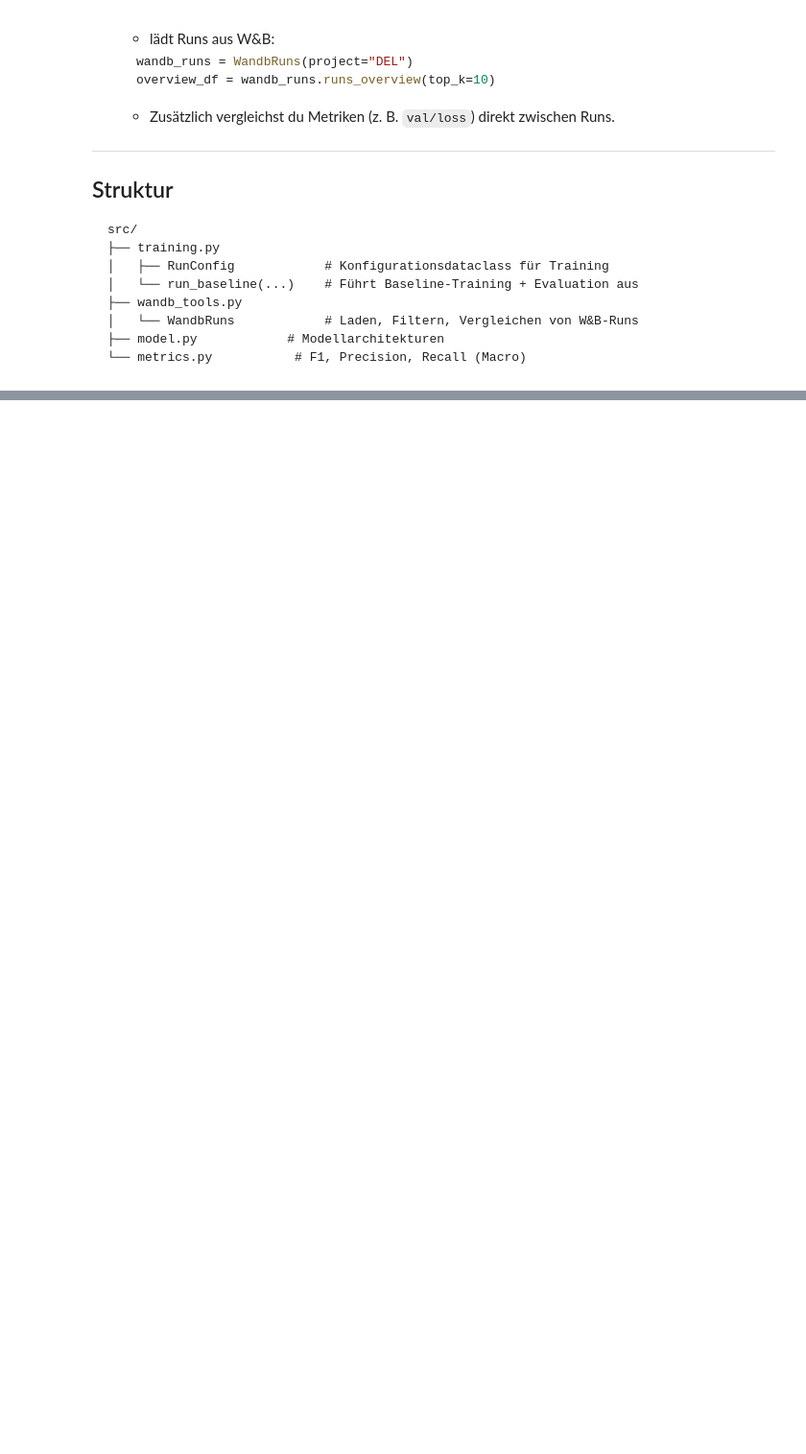
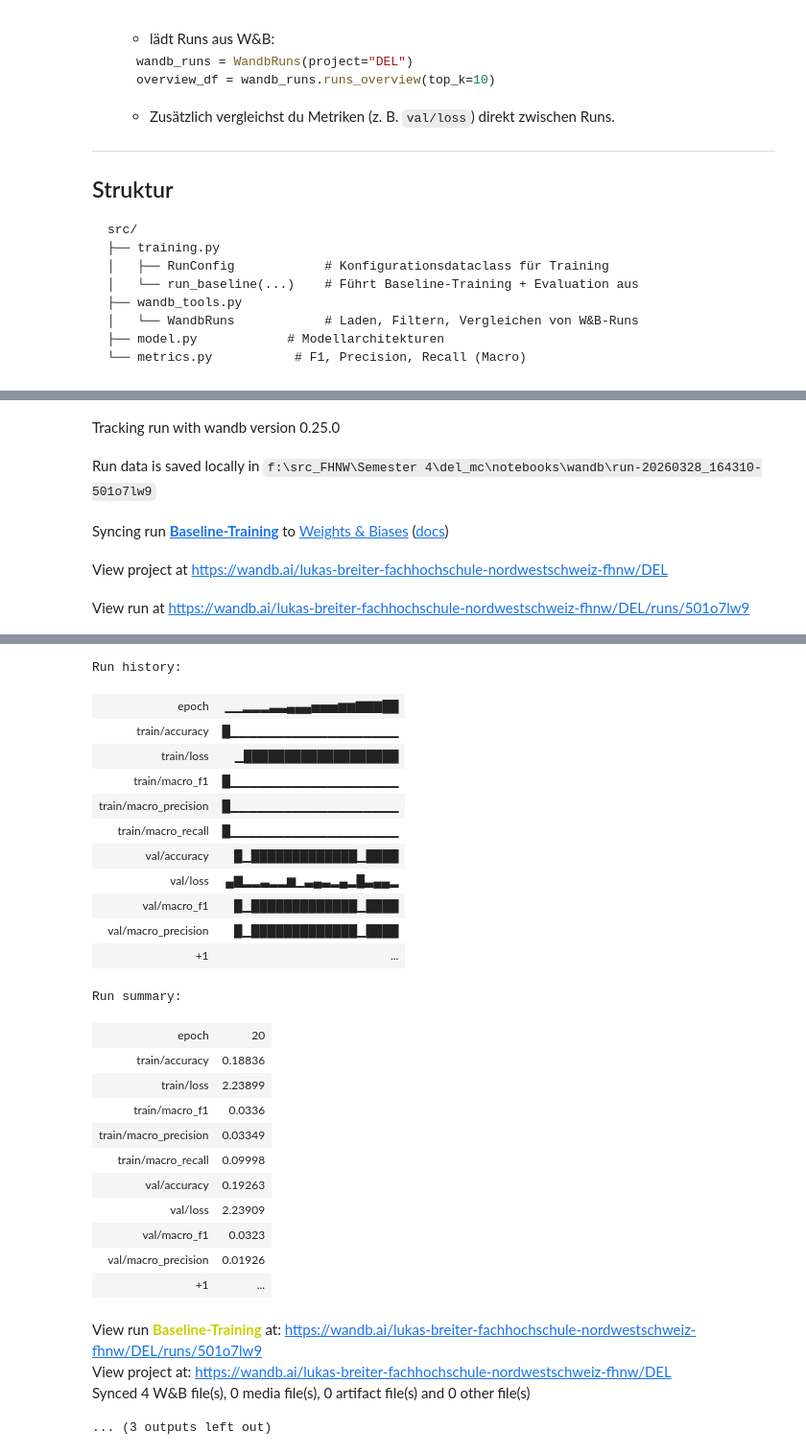
Before and after one commit to HorusXIV/DEL, a Jupyter notebook: notebooks/del_report.ipynb, the cells around one changed output, grey strips where cells are left out. Shown at 96% size. Drawn from its saved outputs; the diff is of its cells as text; code cells hidden in the pictures; blank space fills up the shorter version.

```diff
--- a/notebooks/del_report.ipynb
+++ b/notebooks/del_report.ipynb
@@ -274,0 +379,31 @@ print(f"Final val loss: {history['val_loss'][-1]:.4f}")
+# %%
+baseline_config = RunConfig(
+    learning_rate=5e-2,
+    batch_size=len(train_loader.dataset),  # Übergeben des gesamten Trainingsdatensatzes als Batch
+    epochs=20,
+    use_wandb=True,
+    wandb_project="DEL",
+    wandb_entity="lukas-breiter-fachhochschule-nordwestschweiz-fhnw",
+    run_name="Baseline-Training",
+    device="cuda" if torch.cuda.is_available() else "cpu",
+    random_seed=42,
+    tags=["baseline"],
+)
+
+
+baseline_result = run_baseline(
+    config=baseline_config,
+    fit_config=FitConfig(epochs=20),
+    train_loader=train_loader,
+)
+
+
+plot_history(baseline_result["history"], title_prefix="4a Baseline | ")
+
+print("Finale Werte (4a):")
+print(f"val_loss: {baseline_result['history']['val_loss'][-1]:.4f}")
+print(f"val_accuracy: {baseline_result['history']['val_accuracy'][-1]:.4f}")
+print(f"val_macro_precision: {baseline_result['history']['val_macro_precision'][-1]:.4f}")
+print(f"val_macro_recall: {baseline_result['history']['val_macro_recall'][-1]:.4f}")
+print(f"val_macro_f1: {baseline_result['history']['val_macro_f1'][-1]:.4f}")
+# %% [output]
@@ -274,0 +411,5 @@ print(f"Final val loss: {history['val_loss'][-1]:.4f}")
+Tracking run with wandb version 0.25.0
+Run data is saved locally in f:\src_FHNW\Semester 4\del_mc\notebooks\wandb\run-20260328_164310-501o7lw9
+Syncing run Baseline-Training to Weights & Biases (docs)
+View project at https://wandb.ai/lukas-breiter-fachhochschule-nordwestschweiz-fhnw/DEL
+View run at https://wandb.ai/lukas-breiter-fachhochschule-nordwestschweiz-fhnw/DEL/runs/501o7lw9
@@ -274,0 +417,28 @@ print(f"Final val loss: {history['val_loss'][-1]:.4f}")
+Run history:
+| epoch | ▁▁▂▂▂▃▃▄▄▄▅▅▅▆▆▇▇▇██ |
+| train/accuracy | █▁▁▁▁▁▁▁▁▁▁▁▁▁▁▁▁▁▁▁ |
+| train/loss | ▁███████████████████ |
+| train/macro_f1 | █▁▁▁▁▁▁▁▁▁▁▁▁▁▁▁▁▁▁▁ |
+| train/macro_precision | █▁▁▁▁▁▁▁▁▁▁▁▁▁▁▁▁▁▁▁ |
+| train/macro_recall | █▁▁▁▁▁▁▁▁▁▁▁▁▁▁▁▁▁▁▁ |
+| val/accuracy | █▁█████████████▁████ |
+| val/loss | ▄▇▂▂▃▂▂▆▁▃▄▃▂▄▂█▃▄▄▂ |
+| val/macro_f1 | █▁█████████████▁████ |
+| val/macro_precision | █▁█████████████▁████ |
+| +1 | ... |
+Run summary:
+| epoch | 20 |
+| train/accuracy | 0.18836 |
+| train/loss | 2.23899 |
+| train/macro_f1 | 0.0336 |
+| train/macro_precision | 0.03349 |
+| train/macro_recall | 0.09998 |
+| val/accuracy | 0.19263 |
+| val/loss | 2.23909 |
+| val/macro_f1 | 0.0323 |
+| val/macro_precision | 0.01926 |
+| +1 | ... |
+View run Baseline-Training at: https://wandb.ai/lukas-breiter-fachhochschule-nordwestschweiz-fhnw/DEL/runs/501o7lw9
+View project at: https://wandb.ai/lukas-breiter-fachhochschule-nordwestschweiz-fhnw/DEL
+Synced 4 W&B file(s), 0 media file(s), 0 artifact file(s) and 0 other file(s)
+... (3 outputs left out)
```
Also changed, not shown: parts of 19 cells of this notebook, 4 other files.
